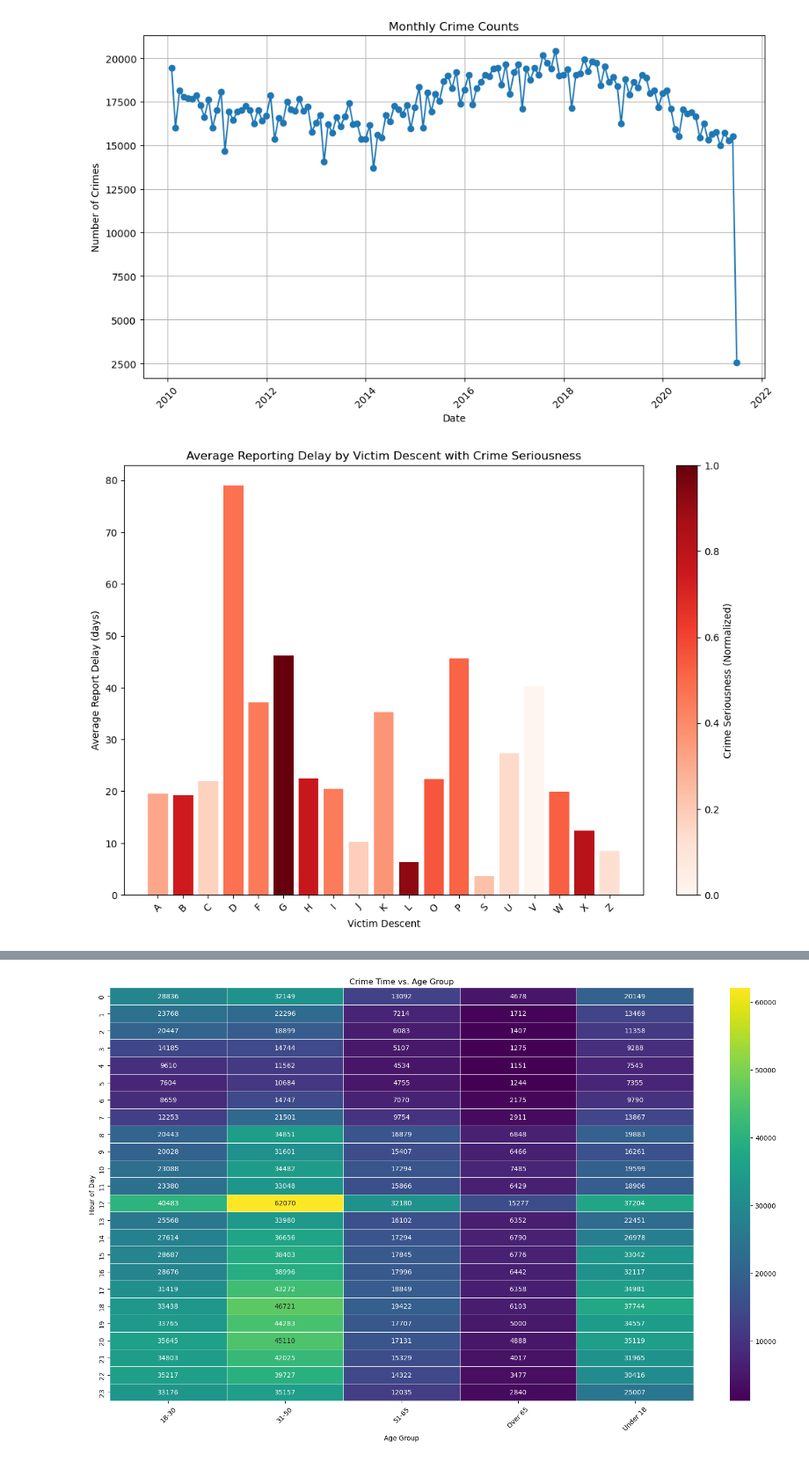
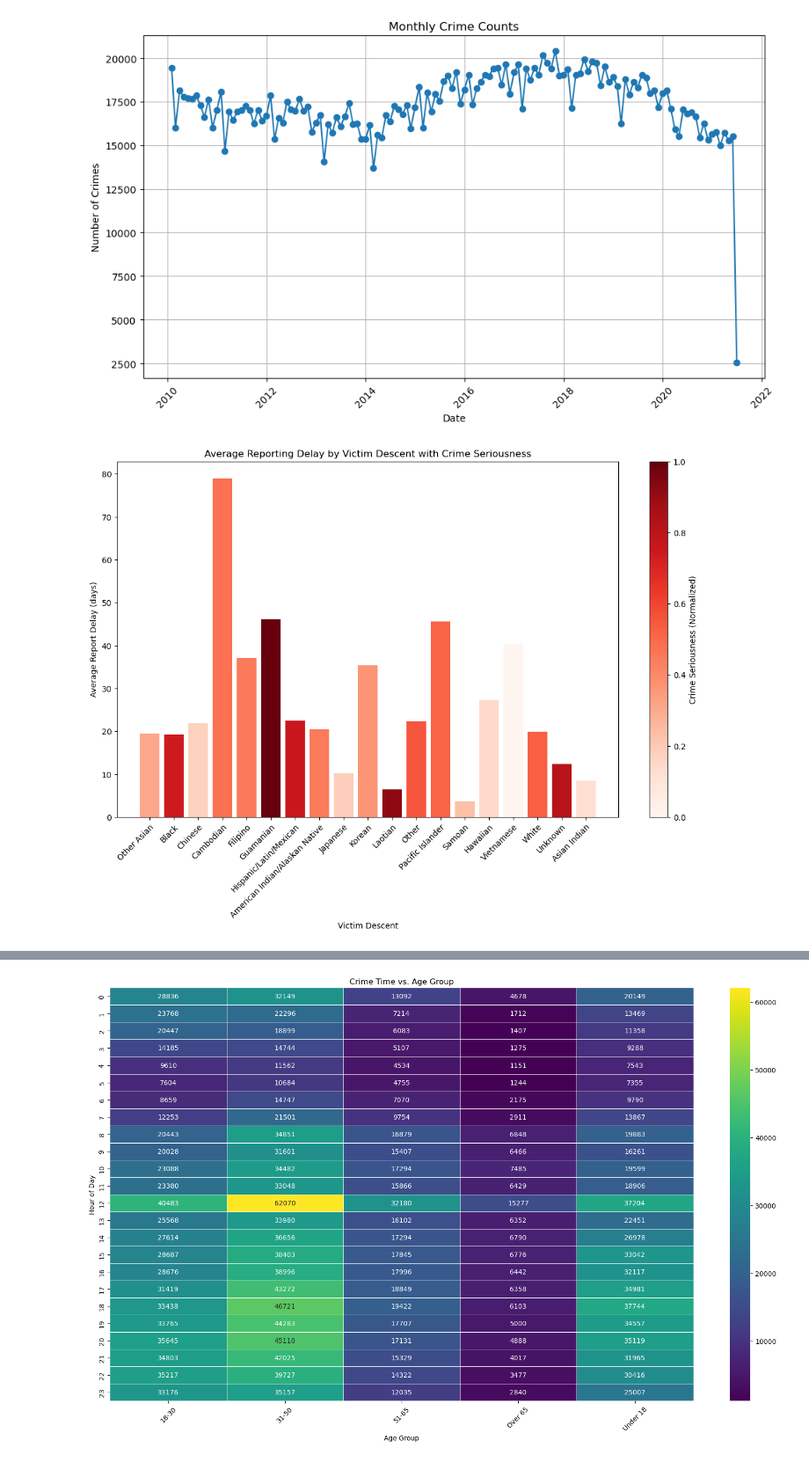
Before and after one commit to Odysseas-Stefanakis/UCalgary_Research_Odysseas, a Jupyter notebook: LA_Crime_Data.ipynb, the cells around one changed output, grey strips where cells are left out. Shown at 88% size. Saved outputs shown, nothing was run; the diff lists cells and outputs as text; code cells hidden in the pictures.

Commit message:
Improved diagrams

```diff
--- a/LA_Crime_Data.ipynb
+++ b/LA_Crime_Data.ipynb
@@ -317,31 +317,47 @@ fig.update_layout(xaxis_title='Date',
 
 fig.show()
 # %%
+import matplotlib.pyplot as plt
+
+# Mapping descent codes to full descriptions
+descent_mapping = {
+    'A': 'Other Asian', 'B': 'Black', 'C': 'Chinese', 'D': 'Cambodian',
+    'F': 'Filipino', 'G': 'Guamanian', 'H': 'Hispanic/Latin/Mexican',
+    'I': 'American Indian/Alaskan Native', 'J': 'Japanese', 'K': 'Korean',
+    'L': 'Laotian', 'O': 'Other', 'P': 'Pacific Islander', 'S': 'Samoan',
+    'U': 'Hawaiian', 'V': 'Vietnamese', 'W': 'White', 'X': 'Unknown',
+    'Z': 'Asian Indian'
+}
+
 # Convert dates and calculate the report delay
 la_crime_data_2010_to_2021_sorted['Date Rptd'] = pd.to_datetime(la_crime_data_2010_to_2021_sorted['Date Rptd'])
 la_crime_data_2010_to_2021_sorted['DATE OCC'] = pd.to_datetime(la_crime_data_2010_to_2021_sorted['DATE OCC'])
 la_crime_data_2010_to_2021_sorted['Report Delay'] = (la_crime_data_2010_to_2021_sorted['Date Rptd'] - la_crime_data_2010_to_2021_sorted['DATE OCC']).dt.days
 
 # Filter and group by 'Vict Descent' for report delay and crime seriousness
 valid_descents = ['A', 'B', 'C', 'D', 'F', 'G', 'H', 'I', 'J', 'K', 'L', 'O', 'P', 'S', 'U', 'V', 'W', 'X', 'Z']
 filtered_data = la_crime_data_2010_to_2021_sorted[la_crime_data_2010_to_2021_sorted['Vict Descent'].isin(valid_descents)]
 stats_by_descent = filtered_data.groupby('Vict Descent').agg({
     'Report Delay': 'mean',
     'Crm Cd': 'mean'
 }).reset_index()
 stats_by_descent['Normalized Crime Seriousness'] = (stats_by_descent['Crm Cd'] - stats_by_descent['Crm Cd'].min()) / (stats_by_descent['Crm Cd'].max() - stats_by_descent['Crm Cd'].min())
+stats_by_descent['Descent Description'] = stats_by_descent['Vict Descent'].map(descent_mapping)
 
 # Visualization
-fig, ax = plt.subplots(figsize=(12, 8))
+fig, ax = plt.subplots(figsize=(14, 8))
 colors = [plt.cm.Reds(x) for x in stats_by_descent['Normalized Crime Seriousness']]
-bars = ax.bar(stats_by_descent['Vict Descent'], stats_by_descent['Report Delay'], color=colors)
+bars = ax.bar(stats_by_descent.index, stats_by_descent['Report Delay'], color=colors)
 ax.set_xlabel('Victim Descent')
 ax.set_ylabel('Average Report Delay (days)')
 ax.set_title('Average Reporting Delay by Victim Descent with Crime Seriousness')
 cbar = fig.colorbar(plt.cm.ScalarMappable(norm=plt.Normalize(vmin=0, vmax=1), cmap='Reds'), ax=ax, label='Crime Seriousness (Normalized)')
-ax.set_xticks(range(len(stats_by_descent['Vict Descent'])))
-ax.set_xticklabels(stats_by_descent['Vict Descent'], rotation=45)
+
+# Set x-ticks and align text
+ax.set_xticks(range(len(stats_by_descent['Descent Description'])))
+ax.set_xticklabels(stats_by_descent['Descent Description'], rotation=45, ha='right', rotation_mode='anchor')
+
 plt.show()
 # %% [output]
-[figure, old version]
+[figure, new version]
 # %%
```
Also changed, not shown: parts of 2 cells of this notebook.
